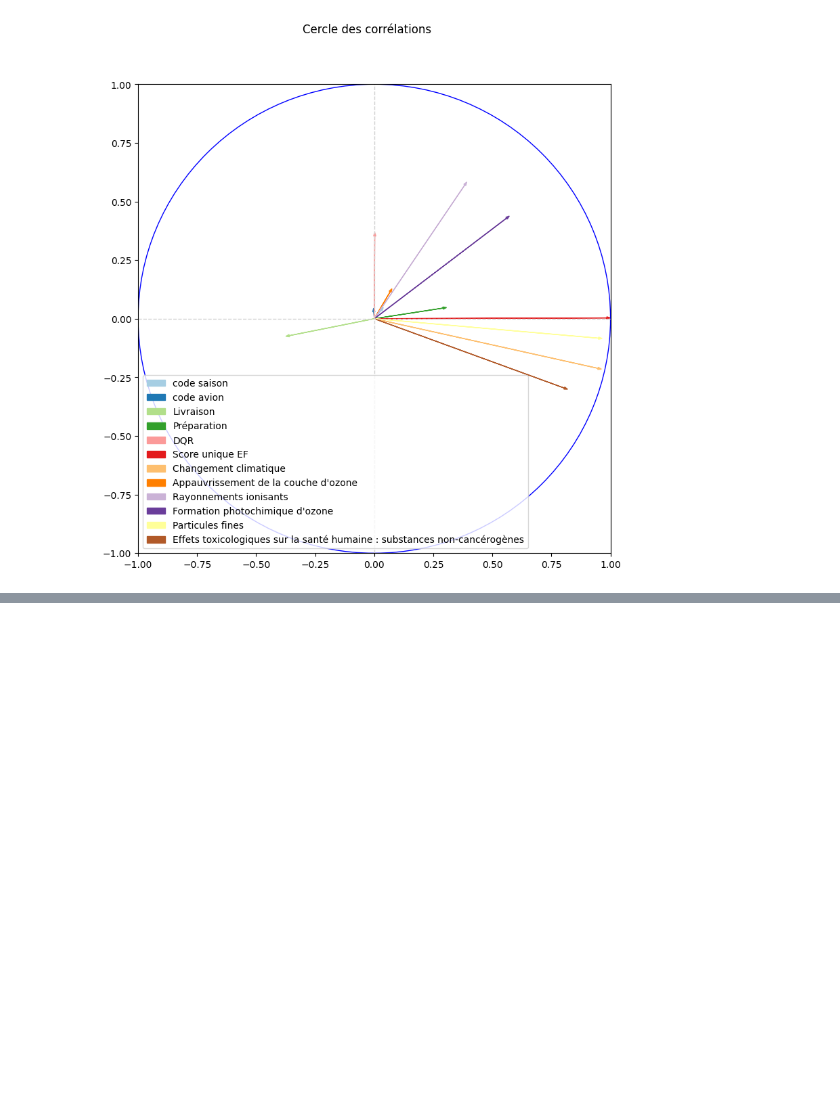
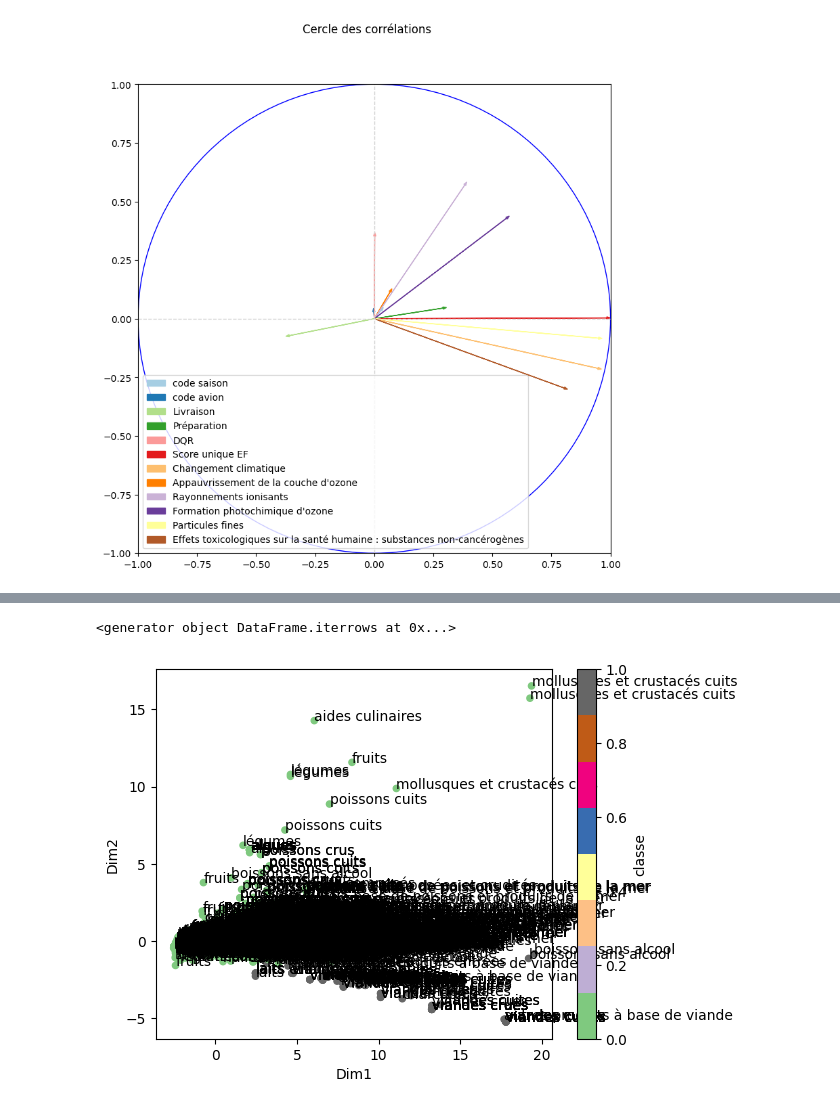
Before and after one commit to antoinebnm/PTS-Data, a Jupyter notebook: goodDatas.ipynb, the cells around one changed output, grey strips where cells are left out. Saved outputs shown, nothing was run; the diff lists cells and outputs as text; code cells hidden in the pictures; blank space fills up the shorter version.

```diff
--- a/goodDatas.ipynb
+++ b/goodDatas.ipynb
@@ -439,0 +492,6 @@ plt.show()
+# %%
+from sklearn.cluster import KMeans
+
+kmeansn = KMeans(n_clusters = 2)
+kmeansn.fit(db)
+kmeansn.cluster_centers_
@@ -439,0 +530,17 @@ plt.show()
+# %%
+db_pca_kn = data_pca_df.assign(classe = kmeansn.labels_, sg = dataCopy["Sous-groupe d'aliment"])
+
+coul_kmeans = dict(zip(db_pca_kn["classe"].unique(), (range(4))))
+
+fig, ax = plt.subplots()
+
+db_pca_kn.plot('Dim1', 'Dim2', kind='scatter', c = "classe",cmap = "Accent", ax=ax)
+
+print(db_pca_kn.iterrows())
+for index, row in db_pca_kn.iterrows():
+    ax.annotate(row['sg'], (row['Dim1'], row['Dim2']))
+
+plt.show()
+# %% [output]
+<generator object DataFrame.iterrows at 0x...>
+[figure, added]
```
Also changed, not shown: parts of 7 cells of this notebook.
